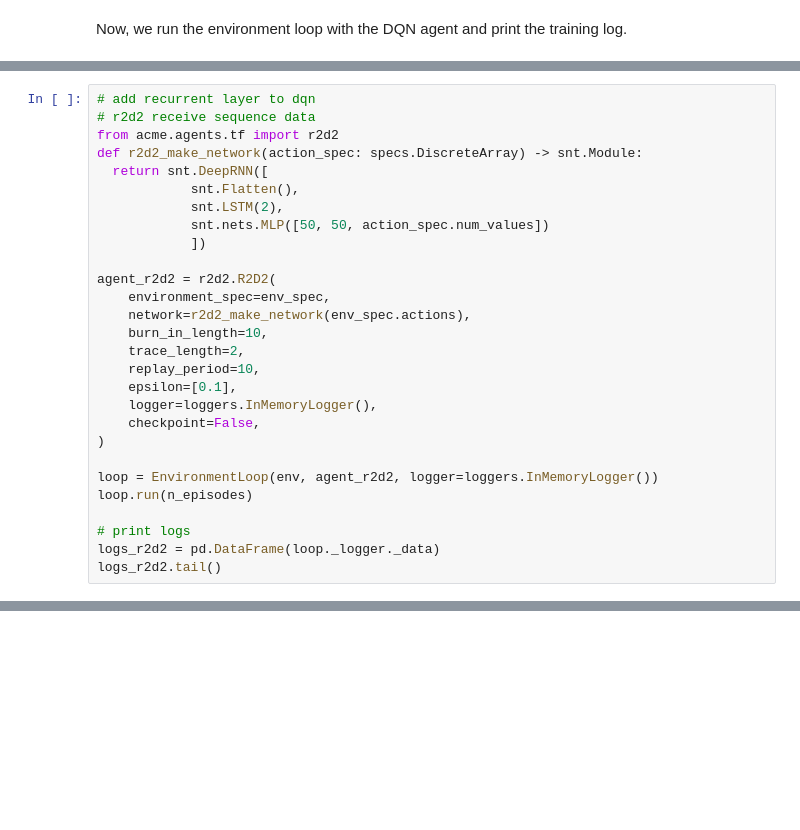
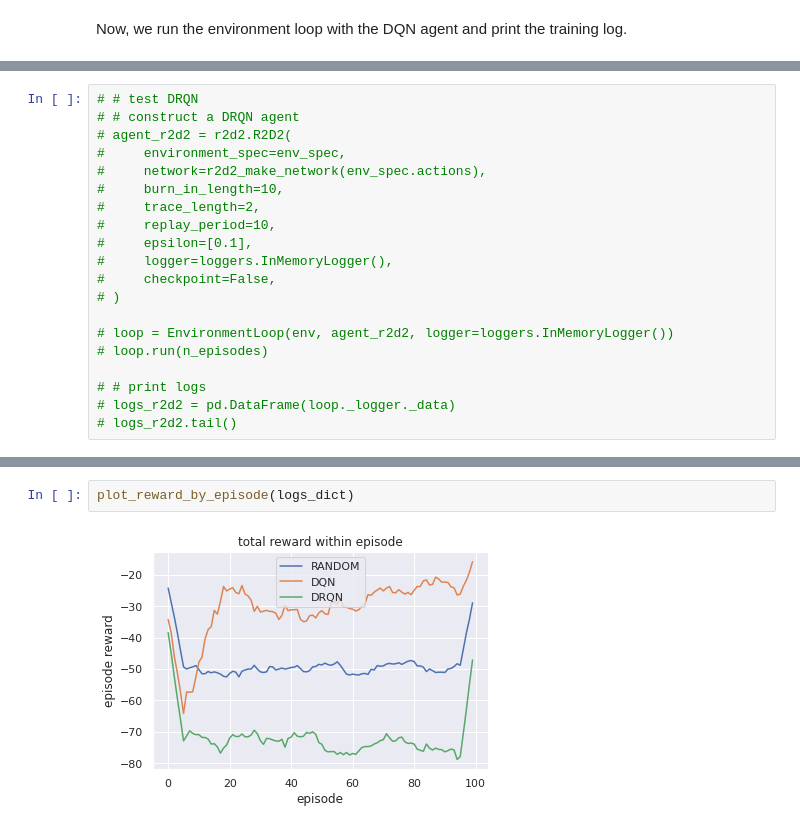
Before and after one commit to lynn0503/NMA2022DL_Mohinga_Project, a Jupyter notebook: human_rl_v2.ipynb, the cells around one changed output, grey strips where cells are left out. Cells and saved outputs as stored; diff of their text form; blank space fills up the shorter version.

```diff
--- a/human_rl_v2.ipynb
+++ b/human_rl_v2.ipynb
@@ -509,28 +559,20 @@ logs_dqn.tail()
 # %%
-# add recurrent layer to dqn
-# r2d2 receive sequence data
-from acme.agents.tf import r2d2
-def r2d2_make_network(action_spec: specs.DiscreteArray) -> snt.Module:
-  return snt.DeepRNN([
-            snt.Flatten(),
-            snt.LSTM(2),
-            snt.nets.MLP([50, 50, action_spec.num_values])
-            ])
+# # test DRQN
+# # construct a DRQN agent
+# agent_r2d2 = r2d2.R2D2(
+#     environment_spec=env_spec,
+#     network=r2d2_make_network(env_spec.actions),
+#     burn_in_length=10,
+#     trace_length=2,
+#     replay_period=10,
+#     epsilon=[0.1],
+#     logger=loggers.InMemoryLogger(),
+#     checkpoint=False,
+# )
 
-agent_r2d2 = r2d2.R2D2(
-    environment_spec=env_spec,
-    network=r2d2_make_network(env_spec.actions),
-    burn_in_length=10,
-    trace_length=2,
-    replay_period=10,
-    epsilon=[0.1],
-    logger=loggers.InMemoryLogger(),
-    checkpoint=False,
-)
+# loop = EnvironmentLoop(env, agent_r2d2, logger=loggers.InMemoryLogger())
+# loop.run(n_episodes)
 
-loop = EnvironmentLoop(env, agent_r2d2, logger=loggers.InMemoryLogger())
-loop.run(n_episodes)
-
-# print logs
-logs_r2d2 = pd.DataFrame(loop._logger._data)
-logs_r2d2.tail()
+# # print logs
+# logs_r2d2 = pd.DataFrame(loop._logger._data)
+# logs_r2d2.tail()
@@ -562,0 +632,4 @@ plt.legend(['DRQN','DQN','RANDOM'])
+# %%
+plot_reward_by_episode(logs_dict)
+# %% [output]
+[figure, added]
```
Also changed, not shown: parts of 39 cells of this notebook.
